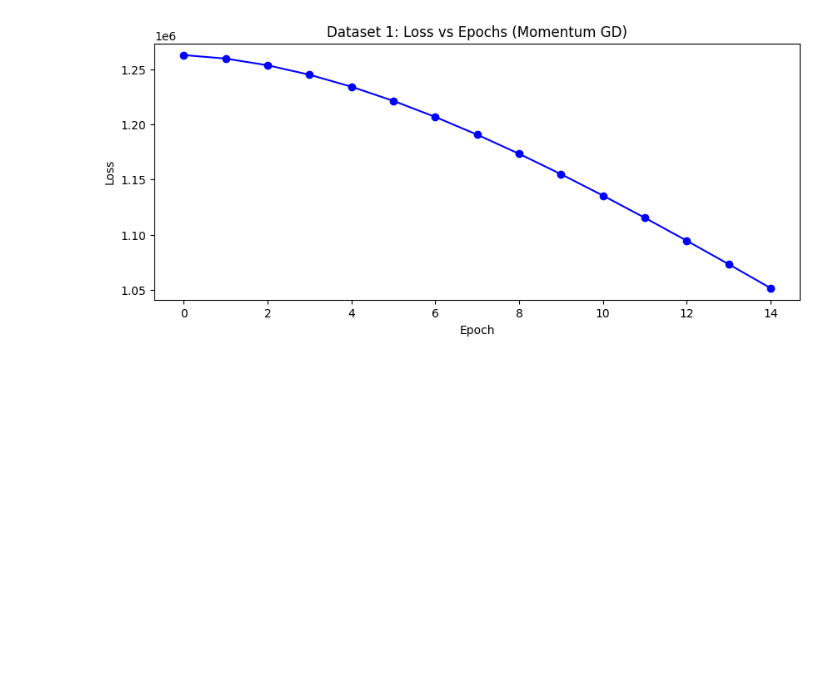
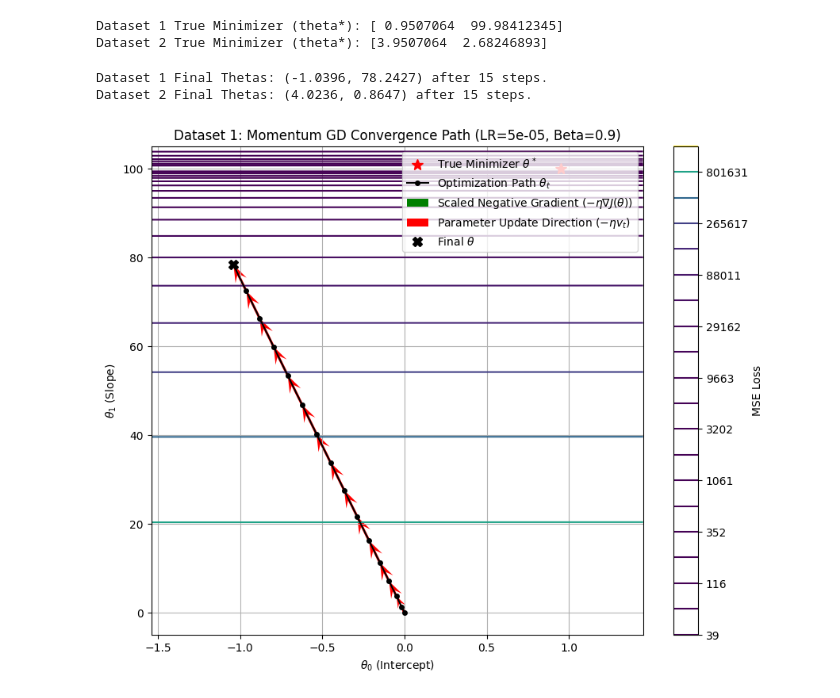
Before and after one commit to Tirth-021/ML-Assignment-2, a Jupyter notebook: question-1-JP-contribution.ipynb, the cells around one changed output. Saved outputs shown, nothing was run; the diff lists cells and outputs as text; code cells hidden in the pictures; blank space fills up the shorter version.

```diff
--- a/question-1-JP-contribution.ipynb
+++ b/question-1-JP-contribution.ipynb
@@ -1,6 +1,15 @@
 # %%
 import numpy as np
 import matplotlib.pyplot as plt
+from mpl_toolkits.mplot3d import Axes3D
+
+# --- Helper function to calculate analytical minimizer ---
+def calculate_theta_star(x_data, y_data):
+    # Add a column of ones for the intercept (theta0)
+    X = np.vstack([np.ones(len(x_data)), x_data]).T
+    # Analytical solution: theta_star = (X.T @ X)^-1 @ X.T @ Y
+    theta_star = np.linalg.inv(X.T @ X) @ X.T @ y_data
+    return theta_star, X
 
 # ---- Dataset 1 ----
 np.random.seed(45)
@@ -8,7 +17,10 @@ num_samples = 40
 x1 = np.random.uniform(-20, 20, num_samples)
 f_x = 100 * x1 + 1
 eps = np.random.randn(num_samples)
-y = f_x + eps
+y1 = f_x + eps
+# Calculate true minimizer for Dataset 1
+theta_star_1 ,X1_augmented = calculate_theta_star(x1, y1)
+print(f"Dataset 1 True Minimizer (theta*): {theta_star_1}")
 
 # ---- Dataset 2 ----
 np.random.seed(45)
@@ -16,4 +28,10 @@ x2 = np.random.uniform(-1, 1, num_samples)
 f_x2 = 3 * x2 + 4
 eps2 = np.random.randn(num_samples)
 y2 = f_x2 + eps2
+# Calculate true minimizer for Dataset 2
+theta_star_2 ,X2_augmented = calculate_theta_star(x2, y2)
+print(f"Dataset 2 True Minimizer (theta*): {theta_star_2}")
+# %% [output]
+Dataset 1 True Minimizer (theta*): [ 0.9507064  99.98412345]
+Dataset 2 True Minimizer (theta*): [3.9507064  2.68246893]
 # %%
@@ -72,11 +96,30 @@ t0_2, t1_2, mse_losses_2 = gradient_descent_with_momentum(x2, y2, theta0_2_value
-# %%
-# ---- Plotting loss vs epoch ----
-plt.figure(figsize=(10,4))
-plt.plot(mse_losses_1, marker='o', color='blue')
-plt.title("Dataset 1: Loss vs Epochs (Momentum GD)")
-plt.xlabel("Epoch")
-plt.ylabel("Loss")
-
-plt.show()
-# %% [output]
-[figure, removed]
+# %%
+# --- Run for Dataset 1 ---
+lr1 = 0.00005
+beta1 = 0.9
+epochs1 = 15
+eps1 = 0.001
+
+(
+theta0_1_hist, theta1_1_hist, v0_1_hist, v1_1_hist,
+grad0_1_hist, grad1_1_hist, mse_losses_1, steps_1
+) = gradient_descent_with_momentum(x1, y1, theta_star_1, lr=lr1, beta=beta1, epochs=epochs1, eps=eps1)
+
+print(f"Dataset 1 Final Thetas: ({theta0_1_hist[-1]:.4f}, {theta1_1_hist[-1]:.4f}) after {steps_1} steps.")
+
+
+# --- Run for Dataset 2 ---
+lr2 = 0.01
+beta2 = 0.9
+epochs2 = 15
+eps2 = 0.001
+
+(
+    theta0_2_hist, theta1_2_hist, v0_2_hist, v1_2_hist,
+    grad0_2_hist, grad1_2_hist, mse_losses_2, steps_2
+) = gradient_descent_with_momentum(x2, y2, theta_star_2, lr=lr2, beta=beta2, epochs=epochs2, eps=eps2)
+
+print(f"Dataset 2 Final Thetas: ({theta0_2_hist[-1]:.4f}, {theta1_2_hist[-1]:.4f}) after {steps_2} steps.")
+# %% [output]
+Dataset 1 Final Thetas: (-1.0396, 78.2427) after 15 steps.
+Dataset 2 Final Thetas: (4.0236, 0.8647) after 15 steps.
@@ -82,0 +211,12 @@ plt.show()
+# %%
+# --- Contour Plot for Dataset 1 ---
+plot_contour_and_path(
+    x1, y1, X1_augmented, theta_star_1,
+    theta0_1_hist, theta1_1_hist,
+    grad0_1_hist, grad1_1_hist,
+    v0_1_hist, v1_1_hist,
+    f'Dataset 1: Momentum GD Convergence Path (LR={lr1}, Beta={beta1})',
+    lr1
+)
+# %% [output]
+[figure, added]
```
Also changed, not shown: parts of 10 cells of this notebook.
